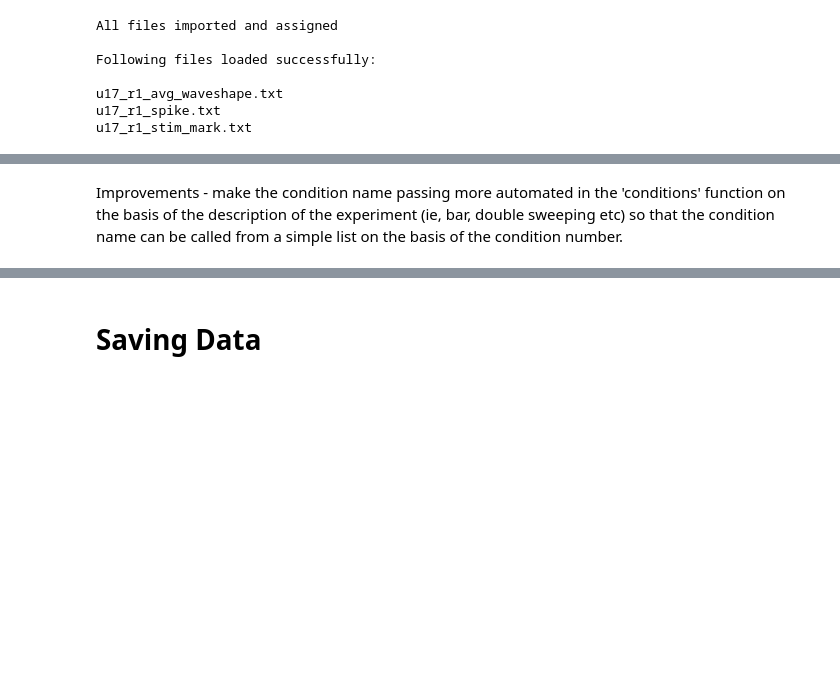
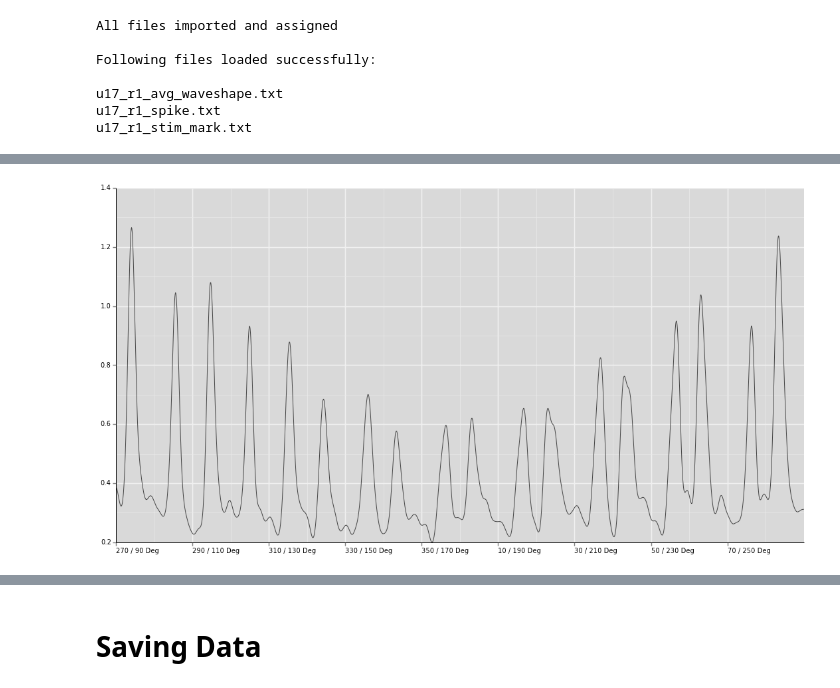
Before and after one commit to maegul/zeus, a Jupyter notebook: zeus_beta_test.ipynb, the cells around one changed output, grey strips where cells are left out. Saved outputs shown, nothing was run; the diff lists cells and outputs as text; code cells hidden in the pictures; blank space fills up the shorter version.

Commit message:
nearly finished the bare bones of a tuning function; polished condition labelling

```diff
--- a/zeus_beta_test.ipynb
+++ b/zeus_beta_test.ipynb
@@ -126,2 +128,4 @@ test._psth()
-# %% [markdown]
-Improvements - make the condition name passing more automated in the 'conditions' function on the basis of the description of the experiment (ie, bar, double sweeping etc) so that the condition name can be called from a simple list on the basis of the condition number.
+# %%
+test._psth_flat(sigma=10)
+# %% [output]
+[figure, added]
```
Also changed, not shown: parts of 25 cells of this notebook, 2 other files.
